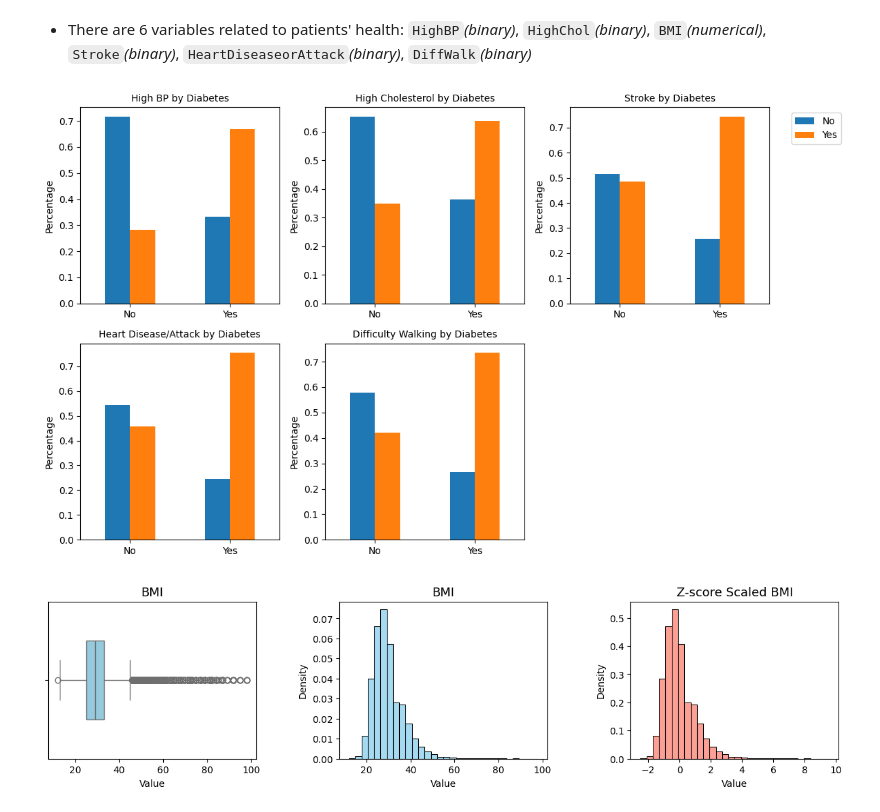
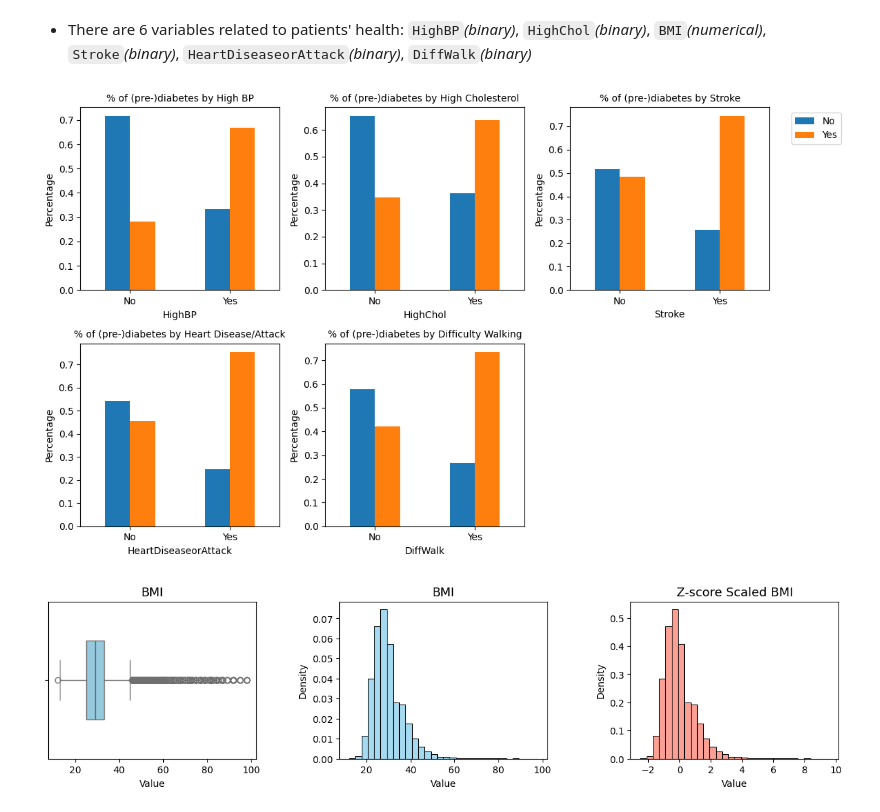
Before and after one commit to wilsonwlc/Diabetes-ML-Analysis, a Jupyter notebook: main.ipynb, the cells around one changed output. Saved outputs shown, nothing was run; the diff lists cells and outputs as text; code cells hidden in the pictures.

```diff
--- a/main.ipynb
+++ b/main.ipynb
@@ -191,7 +191,7 @@ def plot_binary(df, target, features, titles, grid_shape, figure_size, bounding_
         df_crosstab.plot.bar(rot=0, ax=axes[i])
         # for container in axes[i].containers:
         #     axes[i].bar_label(container, fmt="%.2f")
-        axes[i].set_xlabel("")
+        axes[i].set_xlabel(feature)
         axes[i].set_ylabel("Percentage")
         axes[i].set_title(title, fontsize=10)
         axes[i].legend().remove()
@@ -222,10 +222,10 @@ Name: count, dtype: int64
 # %%
 features = ["HighBP", "HighChol", "Stroke", "HeartDiseaseorAttack", "DiffWalk"]
 titles = ["High BP", "High Cholesterol", "Stroke", "Heart Disease/Attack", "Difficulty Walking"]
-titles = [title + " by Diabetes" for title in titles]
+titles = ["% of (pre-)diabetes by " + title for title in titles]
 plot_binary(df0, "target", features, titles, grid_shape=(2, 3), figure_size=(12, 7), bounding_box=(0.98, 0.95))
 # %% [output]
-[figure, old version]
+[figure, new version]
 # %%
 # BMI
 scaler = StandardScaler(with_std=True)
```
Also changed, not shown: parts of 8 cells of this notebook.
